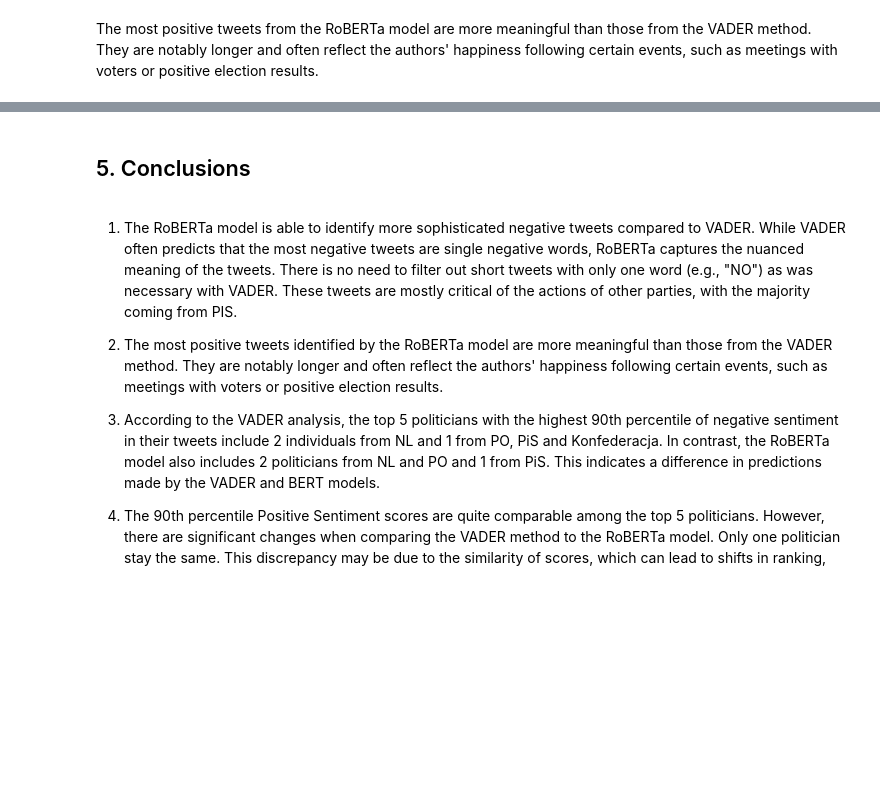
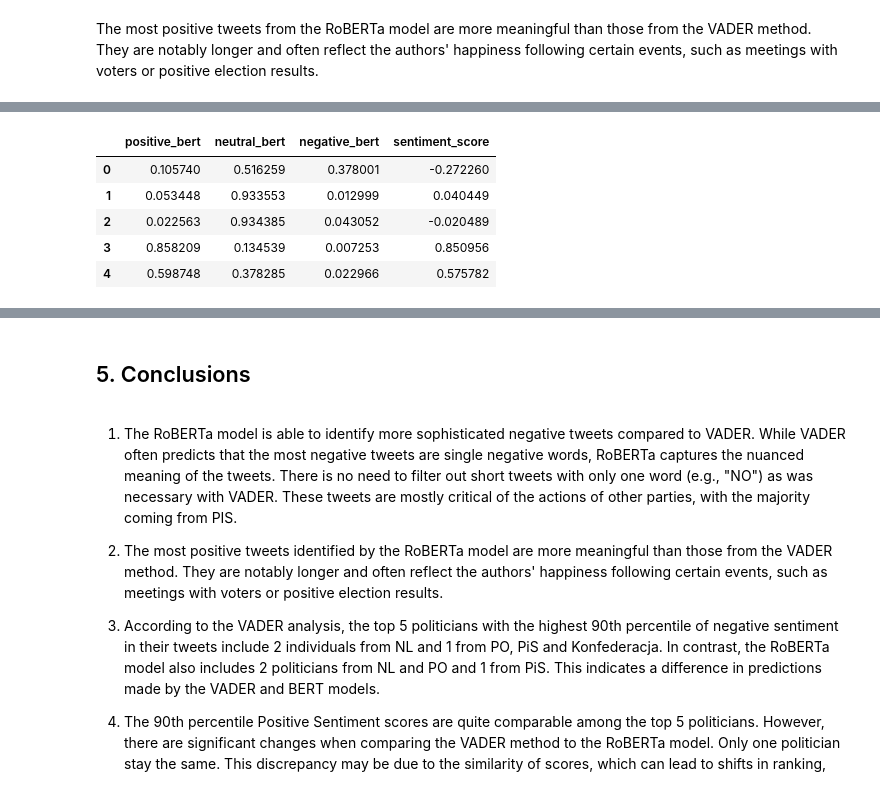
Before and after one commit to MPKuchciak/Twitter, a Jupyter notebook: notebooks/004.Sentiment analysis.ipynb, the cells around one changed output, grey strips where cells are left out. Cells and saved outputs as stored; diff of their text form; code cells hidden in the pictures; blank space fills up the shorter version.

```diff
--- a/notebooks/004.Sentiment analysis.ipynb
+++ b/notebooks/004.Sentiment analysis.ipynb
@@ -463,0 +550,13 @@ plt.show()
+# %%
+# Create the 'sentiment_score' column
+df_for_bert['sentiment_score'] = df_for_bert['positive_bert'] - df_for_bert['negative_bert']
+#df_for_bert['sentiment_score'] = (df_for_bert['positive_bert'] - df_for_bert['negative_bert']) / (df_for_bert['positive_bert'] + df_for_bert['negative_bert'])
+# Display the relevant columns to see the result
+display(df_for_bert[['positive_bert', 'neutral_bert', 'negative_bert', 'sentiment_score']].head())
+# %% [output]
+|  | positive_bert | neutral_bert | negative_bert | sentiment_score |
+| 0 | 0.105740 | 0.516259 | 0.378001 | -0.272260 |
+| 1 | 0.053448 | 0.933553 | 0.012999 | 0.040449 |
+| 2 | 0.022563 | 0.934385 | 0.043052 | -0.020489 |
+| 3 | 0.858209 | 0.134539 | 0.007253 | 0.850956 |
+| 4 | 0.598748 | 0.378285 | 0.022966 | 0.575782 |
```
Also changed, not shown: parts of 33 cells of this notebook.
